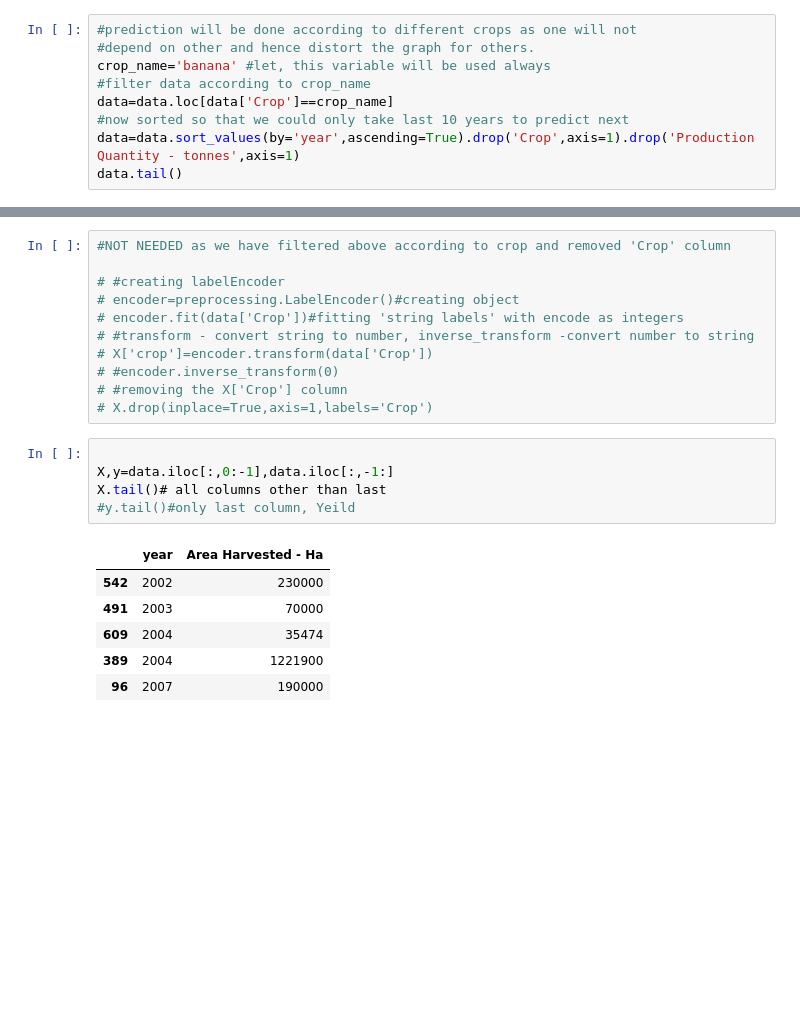
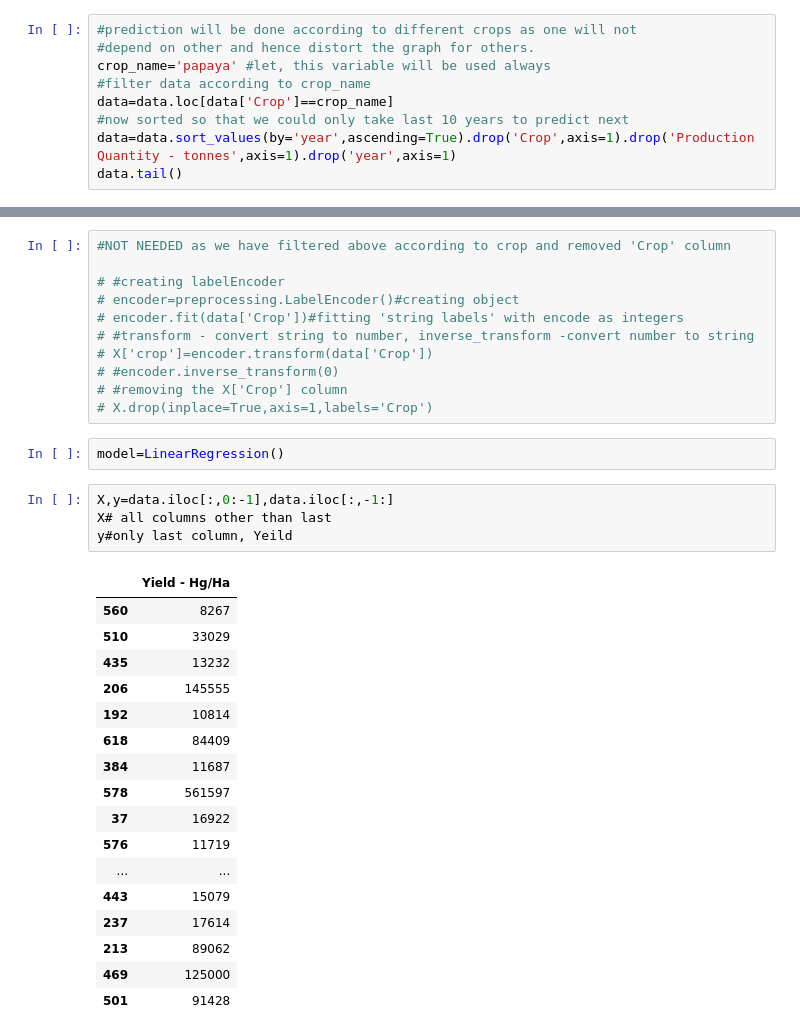
Before and after one commit to pateash/kisanmitra-python, a Jupyter notebook: kisanmitra_machine_learning.ipynb, the cells around one changed output, grey strips where cells are left out. Drawn from its saved outputs; the diff is of its cells as text; blank space fills up the shorter version.

```diff
--- a/kisanmitra_machine_learning.ipynb
+++ b/kisanmitra_machine_learning.ipynb
@@ -19,10 +31,10 @@ data.head()
 # %%
 #prediction will be done according to different crops as one will not
 #depend on other and hence distort the graph for others.
-crop_name='banana' #let, this variable will be used always
+crop_name='papaya' #let, this variable will be used always
 #filter data according to crop_name
 data=data.loc[data['Crop']==crop_name]
 #now sorted so that we could only take last 10 years to predict next
-data=data.sort_values(by='year',ascending=True).drop('Crop',axis=1).drop('Production Quantity - tonnes',axis=1)
+data=data.sort_values(by='year',ascending=True).drop('Crop',axis=1).drop('Production Quantity - tonnes',axis=1).drop('year',axis=1)
 data.tail()
 # %% [output]
@@ -43,16 +55,28 @@ data.tail()
 # #encoder.inverse_transform(0)
 # #removing the X['Crop'] column
 # X.drop(inplace=True,axis=1,labels='Crop')
+# %%
+model=LinearRegression()
 # %%
-
 X,y=data.iloc[:,0:-1],data.iloc[:,-1:]
-X.tail()# all columns other than last
-#y.tail()#only last column, Yeild
+X# all columns other than last
+y#only last column, Yeild
 # %% [output]
-|  | year | Area Harvested - Ha |
-| 542 | 2002 | 230000 |
-| 491 | 2003 | 70000 |
-| 609 | 2004 | 35474 |
-| 389 | 2004 | 1221900 |
-| 96 | 2007 | 190000 |
+|  | Yield - Hg/Ha |
+| 560 | 8267 |
+| 510 | 33029 |
+| 435 | 13232 |
+| 206 | 145555 |
+| 192 | 10814 |
+| 618 | 84409 |
+| 384 | 11687 |
+| 578 | 561597 |
+| 37 | 16922 |
+| 576 | 11719 |
+| ... | ... |
+| 443 | 15079 |
+| 237 | 17614 |
+| 213 | 89062 |
+| 469 | 125000 |
+| 501 | 91428 |
 # %%
```
Also changed, not shown: parts of 15 cells of this notebook, 2 other files.
